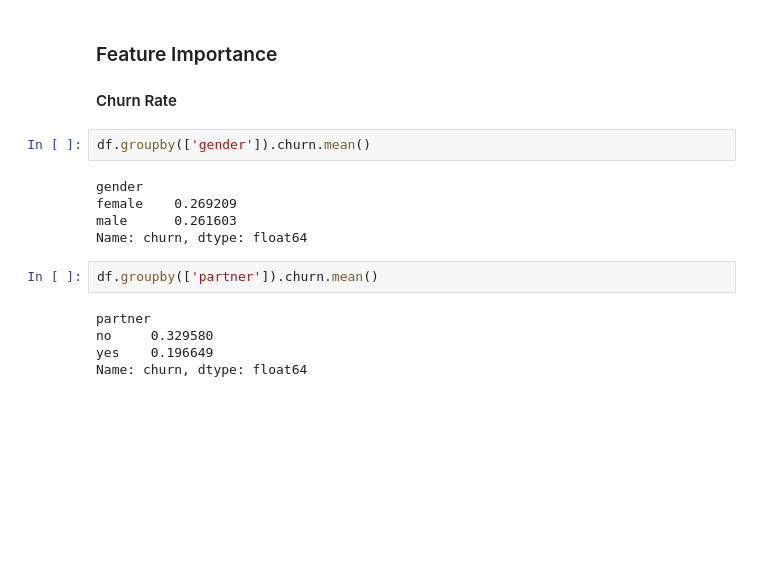
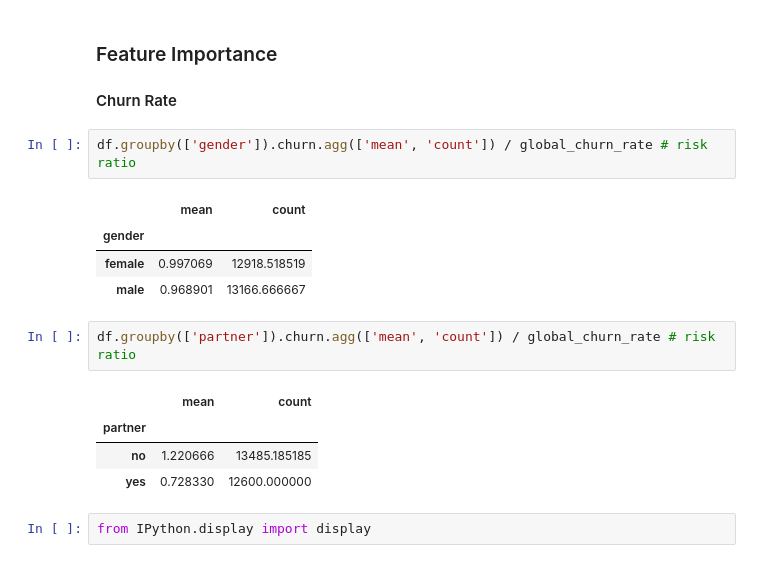
Before and after one commit to ArmandWinant/ml-zoomcamp, a Jupyter notebook: 03-classification/customer_churn.ipynb, the cells around one changed output. Cells and saved outputs as stored; diff of their text form; blank space fills up the shorter version.

```diff
--- a/03-classification/customer_churn.ipynb
+++ b/03-classification/customer_churn.ipynb
@@ -123,16 +123,18 @@ dtype: int64
 ### Feature Importance
 #### Churn Rate
 # %%
-df.groupby(['gender']).churn.mean()
+df.groupby(['gender']).churn.agg(['mean', 'count']) / global_churn_rate # risk ratio
 # %% [output]
-gender
-female    0.269209
-male      0.261603
-Name: churn, dtype: float64
+|  | mean | count |
+| gender |  |  |
+| female | 0.997069 | 12918.518519 |
+| male | 0.968901 | 13166.666667 |
 # %%
-df.groupby(['partner']).churn.mean()
+df.groupby(['partner']).churn.agg(['mean', 'count']) / global_churn_rate # risk ratio
 # %% [output]
-partner
-no     0.329580
-yes    0.196649
-Name: churn, dtype: float64
+|  | mean | count |
+| partner |  |  |
+| no | 1.220666 | 13485.185185 |
+| yes | 0.728330 | 12600.000000 |
+# %%
+from IPython.display import display
```
Also changed, not shown: parts of 2 cells of this notebook.
